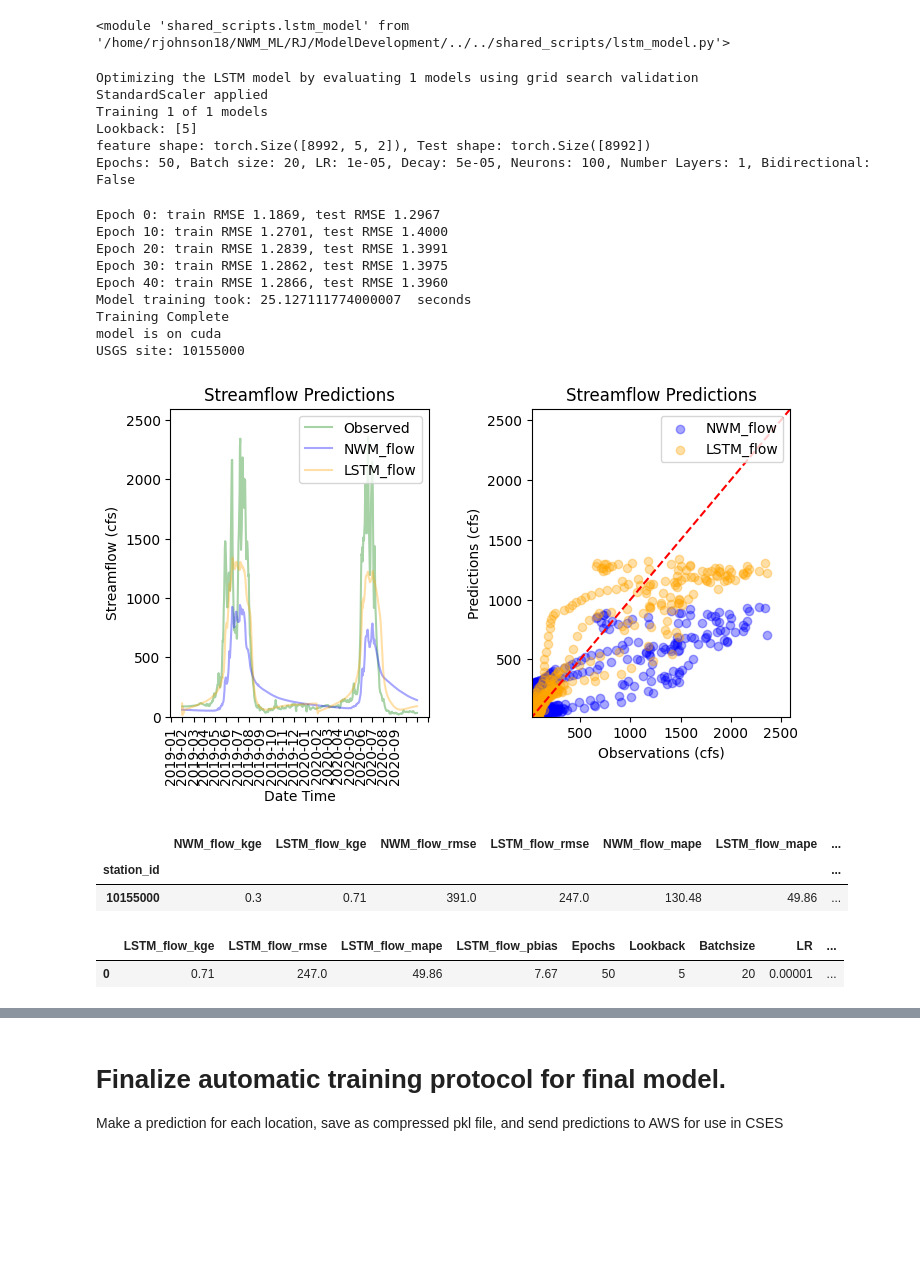
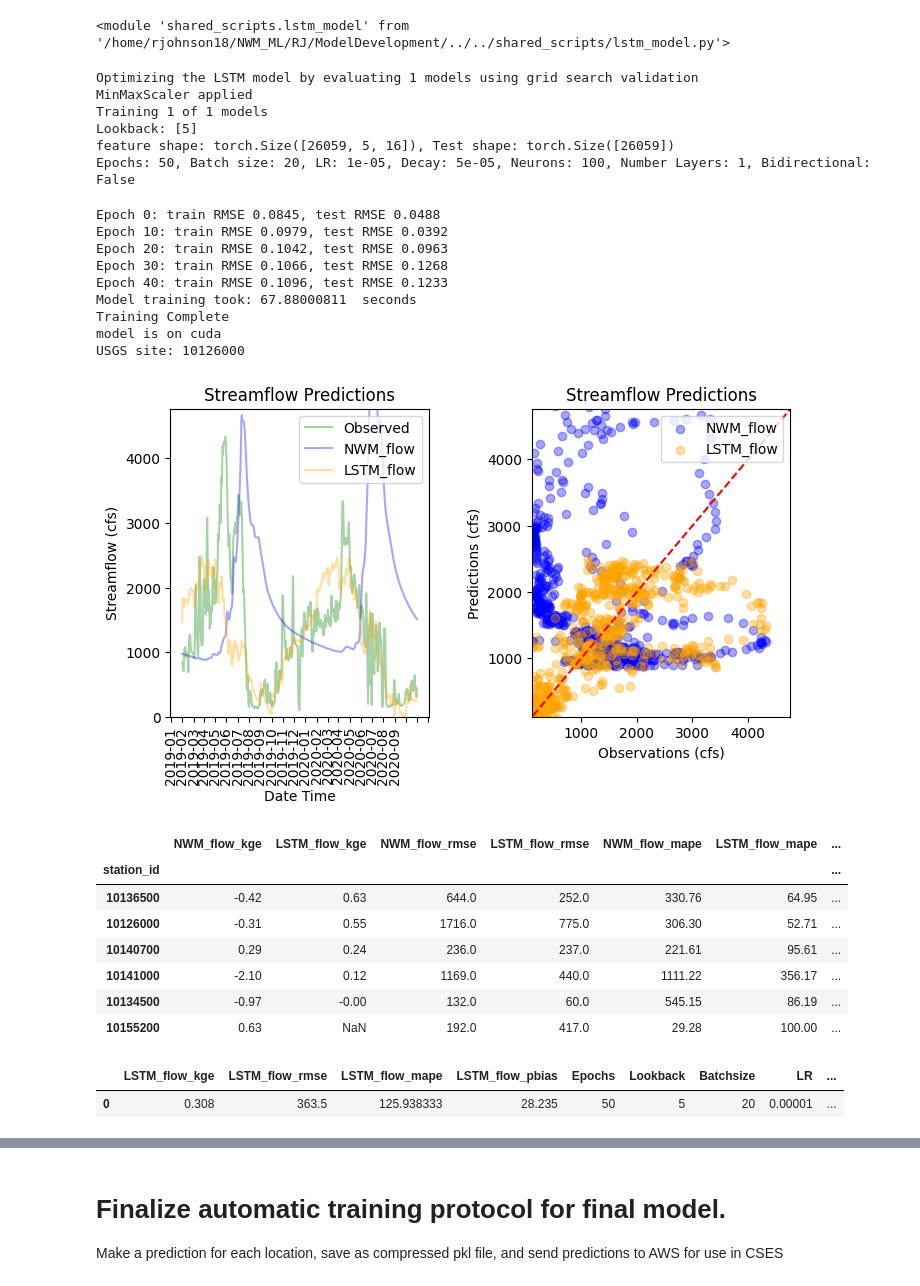
Before and after one commit to whitelightning450/NWM_ML, a Jupyter notebook: RJ/ModelDevelopment/lstm.ipynb, the cells around one changed output, grey strips where cells are left out. Cells and saved outputs as stored; diff of their text form; code cells hidden in the pictures; blank space fills up the shorter version.

Commit message:
tidying up lstm model script

```diff
--- a/RJ/ModelDevelopment/lstm.ipynb
+++ b/RJ/ModelDevelopment/lstm.ipynb
@@ -30,22 +30,22 @@ cfsday_AFday = 1.983
 input_columns =[
                 # 'Lat',
                 # 'Long',
-                # 'Drainage_area_mi2',
-                # 'Mean_Basin_Elev_ft',
-                # 'Perc_Forest',
-                # 'Perc_Develop',
-                # 'Perc_Imperv',
-                # 'Perc_Herbace',
-                # 'Perc_Slop_30',
-                # 'Mean_Ann_Precip_in',
-                # 's1',
-                # 's2',
-                # 'storage',
-                # 'swe',
+                'Drainage_area_mi2',
+                'Mean_Basin_Elev_ft',
+                'Perc_Forest',
+                'Perc_Develop',
+                'Perc_Imperv',
+                'Perc_Herbace',
+                'Perc_Slop_30',
+                'Mean_Ann_Precip_in',
+                's1',
+                's2',
+                'storage',
+                'swe',
                 'NWM_flow',
                 'DOY',
-                # 'tempe(F)',
-                # 'precip(mm)'
+                'tempe(F)',
+                'precip(mm)'
                 ]
 
 target = ['flow_cfs']
@@ -55,8 +55,8 @@ test_years = [2019, 2020]
 
 #load data
 datapath = f"{HOME}/NWM_ML/Data/input"
-#trainingfile = "final_input.parquet"
-trainingfile = "GSL_NWM_NWIS_dataset.parquet"
+trainingfile = "final_input.parquet"
+# trainingfile = "GSL_NWM_NWIS_dataset.parquet"
 
 df, StreamStats = dataloader.get_ML_Data(datapath, trainingfile)
 df.head()
@@ -122,8 +124,8 @@ df = df[~df['station_id'].isin(headwater_stations)]
        '10155200']
 '''
 
-#stations = df['station_id'][(df['swe']>0) & (df['storage']>0)].unique()
-stations = ['10155000']
+stations = df['station_id'][(df['swe']>0) & (df['storage']>0)].unique()
+#stations = ['10155000']
 
 #Train model with these stations
 df = df[df['station_id'].isin(stations)]
@@ -156,52 +159,55 @@ learning_rate = [0.00001] #initial rate
 decay = [0.00005] #reduces to
 neurons = [100]
 num_layers = [1]
-shuffle = [False]
 bidirectional = [False]
 supply = False
 loss_func = nn.MSELoss()
-scalertype = 'StandardScaler'
+scalertype =  'MinMaxScaler' #'StandardScaler'
 plot = False
 
 training_params = epochs, lookback, batch_size, learning_rate, decay, neurons, num_layers, bidirectional
 
 GS_Eval_DF, GS_Eval_dict, GS_Pred_dict = lstm_model.LSTM_optimization(df,
                     input_columns,
                     target,
                     test_years,
                     model_path,
                     scalertype,
                     training_params,
                     loss_func,
-                    shuffle,
                     modelname,
                     StreamStats,
                     supply,
                     plot)
 
 GS_Eval_DF
 # %% [output]
 Optimizing the LSTM model by evaluating 1 models using grid search validation
-StandardScaler applied
+MinMaxScaler applied
 Training 1 of 1 models
 Lookback: [5]
-feature shape: torch.Size([8992, 5, 2]), Test shape: torch.Size([8992])
+feature shape: torch.Size([26059, 5, 16]), Test shape: torch.Size([26059])
 Epochs: 50, Batch size: 20, LR: 1e-05, Decay: 5e-05, Neurons: 100, Number Layers: 1, Bidirectional: False
-Epoch 0: train RMSE 1.1869, test RMSE 1.2967
-Epoch 10: train RMSE 1.2701, test RMSE 1.4000
-Epoch 20: train RMSE 1.2839, test RMSE 1.3991
-Epoch 30: train RMSE 1.2862, test RMSE 1.3975
-Epoch 40: train RMSE 1.2866, test RMSE 1.3960
-Model training took: 25.127111774000007  seconds
+Epoch 0: train RMSE 0.0845, test RMSE 0.0488
+Epoch 10: train RMSE 0.0979, test RMSE 0.0392
+Epoch 20: train RMSE 0.1042, test RMSE 0.0963
+Epoch 30: train RMSE 0.1066, test RMSE 0.1268
+Epoch 40: train RMSE 0.1096, test RMSE 0.1233
+Model training took: 67.88000811  seconds
 Training Complete
 model is on cuda
-USGS site: 10155000
+USGS site: 10126000
-[figure, old version]
+[figure, new version]
 |  | NWM_flow_kge | LSTM_flow_kge | NWM_flow_rmse | LSTM_flow_rmse | NWM_flow_mape | LSTM_flow_mape | ... |
 | station_id |  |  |  |  |  |  | ... |
-| 10155000 | 0.3 | 0.71 | 391.0 | 247.0 | 130.48 | 49.86 | ... |
+| 10136500 | -0.42 | 0.63 | 644.0 | 252.0 | 330.76 | 64.95 | ... |
+| 10126000 | -0.31 | 0.55 | 1716.0 | 775.0 | 306.30 | 52.71 | ... |
+| 10140700 | 0.29 | 0.24 | 236.0 | 237.0 | 221.61 | 95.61 | ... |
+| 10141000 | -2.10 | 0.12 | 1169.0 | 440.0 | 1111.22 | 356.17 | ... |
+| 10134500 | -0.97 | -0.00 | 132.0 | 60.0 | 545.15 | 86.19 | ... |
+| 10155200 | 0.63 | NaN | 192.0 | 417.0 | 29.28 | 100.00 | ... |
 |  | LSTM_flow_kge | LSTM_flow_rmse | LSTM_flow_mape | LSTM_flow_pbias | Epochs | Lookback | Batchsize | LR | ... |
-| 0 | 0.71 | 247.0 | 49.86 | 7.67 | 50 | 5 | 20 | 0.00001 | ... |
+| 0 | 0.308 | 363.5 | 125.938333 | 28.235 | 50 | 5 | 20 | 0.00001 | ... |
 # %%
 GS_Eval_DF
 # %% [output]
```
Also changed, not shown: parts of 4 cells of this notebook, 5 other files.
